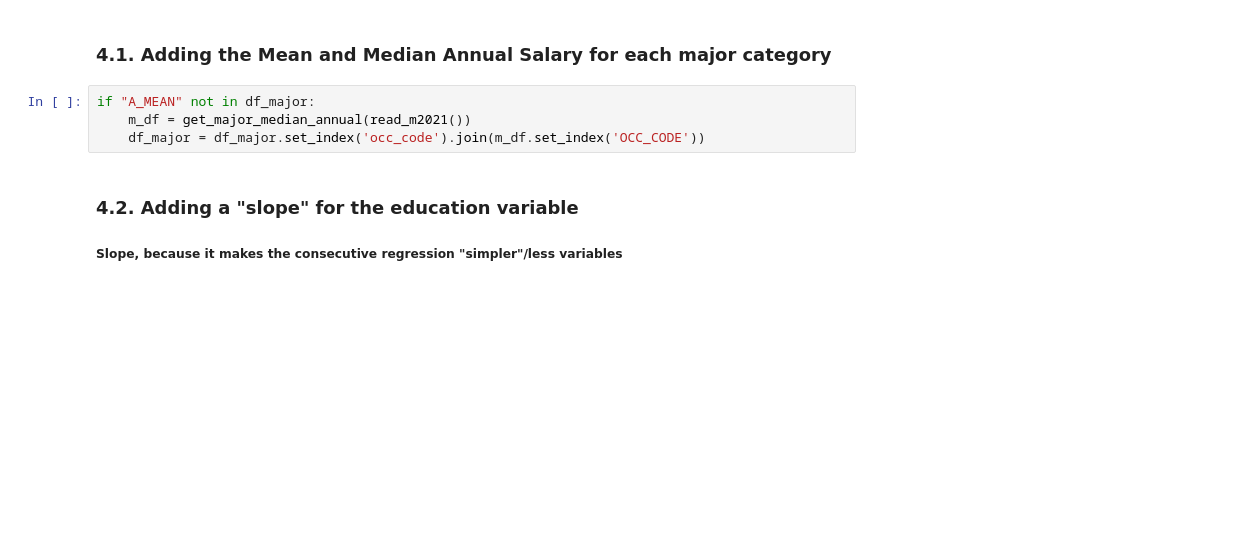
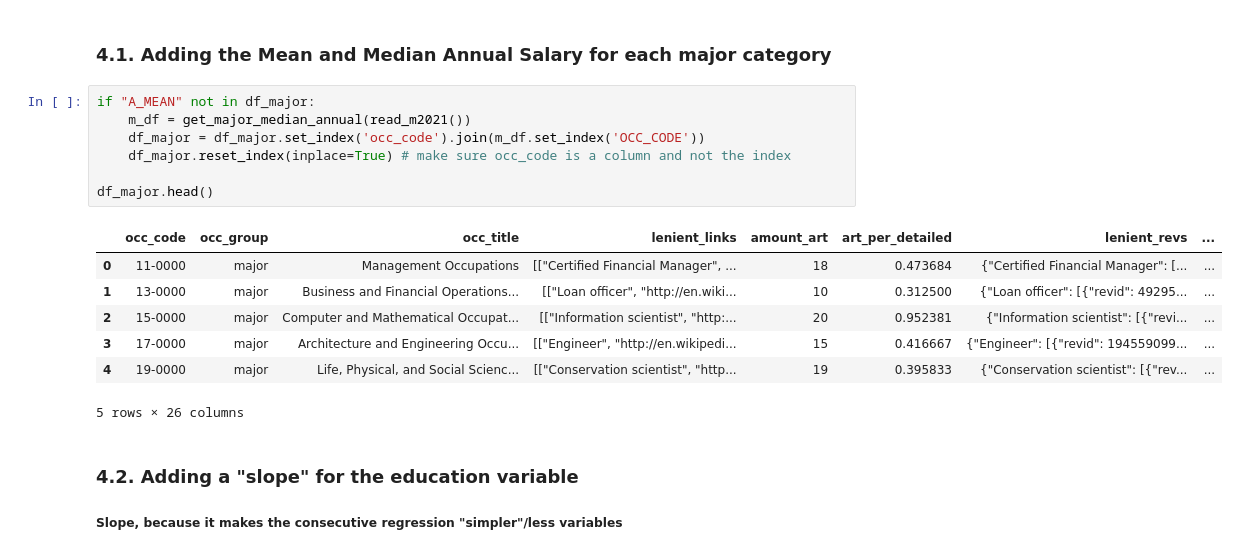
Before and after one commit to digital-scrappy/wikipedia-revisions, a Jupyter notebook: Analysis/MAJOR_gender_race_analysis.ipynb, the cells around one changed output. Saved outputs shown, nothing was run; the diff lists cells and outputs as text; blank space fills up the shorter version.

```diff
--- a/Analysis/MAJOR_gender_race_analysis.ipynb
+++ b/Analysis/MAJOR_gender_race_analysis.ipynb
@@ -192,7 +192,18 @@ sns.heatmap(corr, mask=mask, cmap=cmap, annot=True, vmax=.3, center=0,
 # %%
 if "A_MEAN" not in df_major:
     m_df = get_major_median_annual(read_m2021())
     df_major = df_major.set_index('occ_code').join(m_df.set_index('OCC_CODE'))
+    df_major.reset_index(inplace=True) # make sure occ_code is a column and not the index
+
+df_major.head()
+# %% [output]
+|  | occ_code | occ_group | occ_title | lenient_links | amount_art | art_per_detailed | lenient_revs | ... |
+| 0 | 11-0000 | major | Management Occupations | [["Certified Financial Manager", ... | 18 | 0.473684 | {"Certified Financial Manager": [... | ... |
+| 1 | 13-0000 | major | Business and Financial Operations... | [["Loan officer", "http://en.wiki... | 10 | 0.312500 | {"Loan officer": [{"revid": 49295... | ... |
+| 2 | 15-0000 | major | Computer and Mathematical Occupat... | [["Information scientist", "http:... | 20 | 0.952381 | {"Information scientist": [{"revi... | ... |
+| 3 | 17-0000 | major | Architecture and Engineering Occu... | [["Engineer", "http://en.wikipedi... | 15 | 0.416667 | {"Engineer": [{"revid": 194559099... | ... |
+| 4 | 19-0000 | major | Life, Physical, and Social Scienc... | [["Conservation scientist", "http... | 19 | 0.395833 | {"Conservation scientist": [{"rev... | ... |
+5 rows × 26 columns
 # %% [markdown]
 ### 4.2. Adding a "slope" for the education variable
 
```
Also changed, not shown: parts of 3 cells of this notebook, 1 other file.
